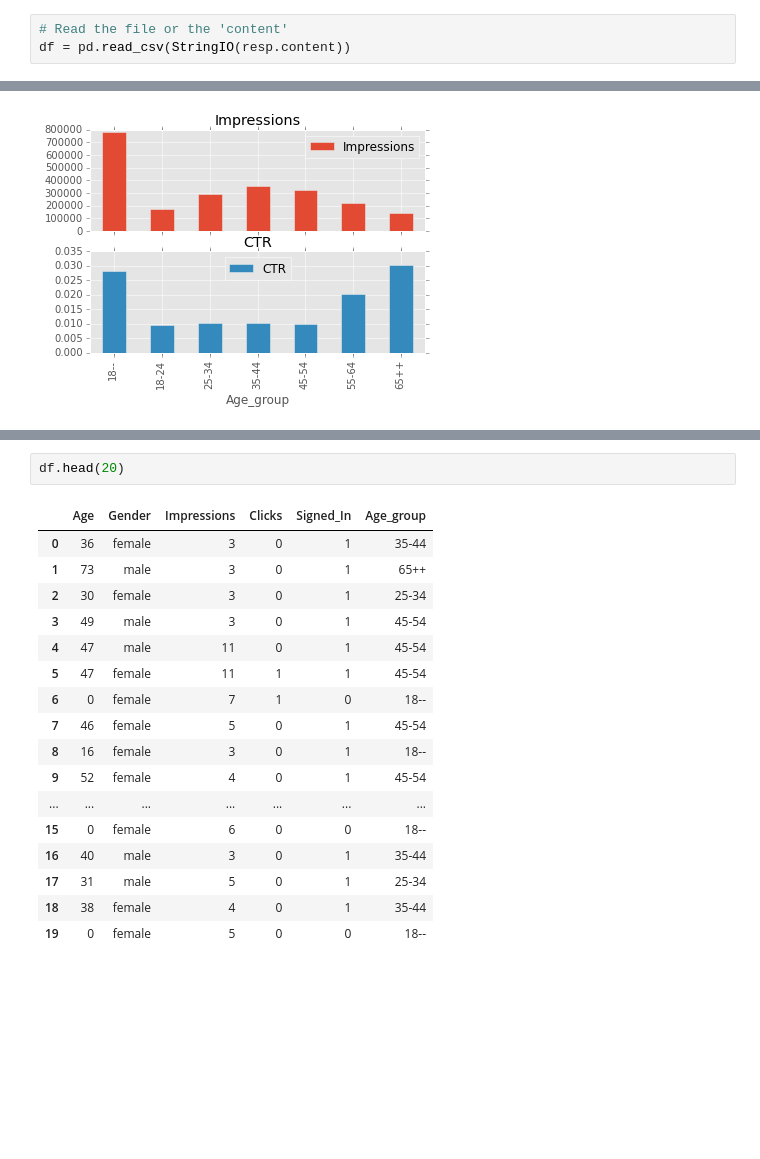
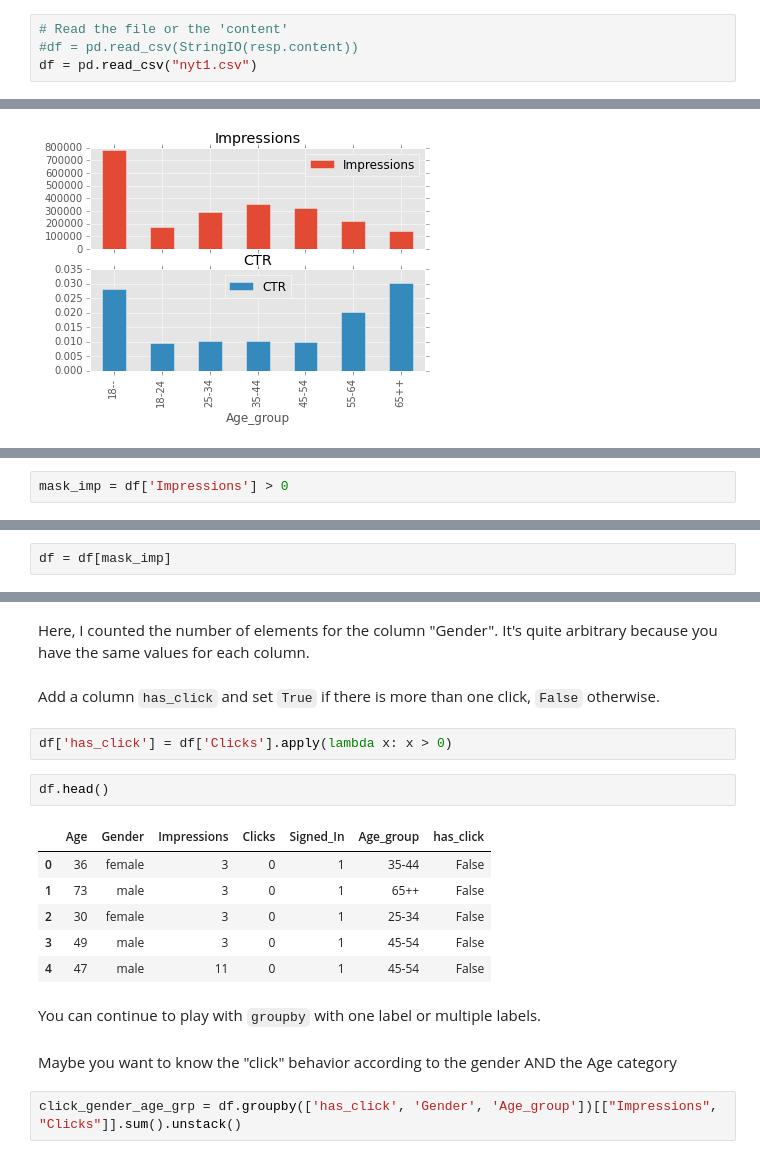
Before and after one commit to garaud/doing_pydata_science, a Jupyter notebook: chapter2-eda.ipynb, the cells around one changed output, grey strips where cells are left out. Saved outputs shown, nothing was run; the diff lists cells and outputs as text; blank space fills up the shorter version.

Commit message:
Update chapter 2 EDA: groupby gender, age and click behavior

```diff
--- a/chapter2-eda.ipynb
+++ b/chapter2-eda.ipynb
@@ -57,7 +59,8 @@ plt.style.use("ggplot")
 # pd.options.display.mpl_style = "default"
 # %%
 # Read the file or the 'content'
-df = pd.read_csv(StringIO(resp.content))
+#df = pd.read_csv(StringIO(resp.content))
+df = pd.read_csv("nyt1.csv")
 # %%
 df.head()
 # %% [output]
@@ -226,0 +243,2 @@ df_age_group
+# %%
+mask_imp = df['Impressions'] > 0
@@ -226,0 +249,2 @@ df_age_group
+# %%
+df = df[mask_imp]
@@ -227,20 +283,21 @@ df_age_group
+# %% [markdown]
+Here, I counted the number of elements for the column "Gender". It's quite arbitrary because you have the same values for each column.
+# %% [markdown]
+Add a column `has_click` and set `True` if there is more than one click, `False` otherwise.
+# %%
+df['has_click'] = df['Clicks'].apply(lambda x: x > 0)
 # %%
-df.head(20)
+df.head()
 # %% [output]
-|  | Age | Gender | Impressions | Clicks | Signed_In | Age_group |
-| 0 | 36 | female | 3 | 0 | 1 | 35-44 |
-| 1 | 73 | male | 3 | 0 | 1 | 65++ |
-| 2 | 30 | female | 3 | 0 | 1 | 25-34 |
-| 3 | 49 | male | 3 | 0 | 1 | 45-54 |
-| 4 | 47 | male | 11 | 0 | 1 | 45-54 |
-| 5 | 47 | female | 11 | 1 | 1 | 45-54 |
-| 6 | 0 | female | 7 | 1 | 0 | 18-- |
-| 7 | 46 | female | 5 | 0 | 1 | 45-54 |
-| 8 | 16 | female | 3 | 0 | 1 | 18-- |
-| 9 | 52 | female | 4 | 0 | 1 | 45-54 |
-| ... | ... | ... | ... | ... | ... | ... |
-| 15 | 0 | female | 6 | 0 | 0 | 18-- |
-| 16 | 40 | male | 3 | 0 | 1 | 35-44 |
-| 17 | 31 | male | 5 | 0 | 1 | 25-34 |
-| 18 | 38 | female | 4 | 0 | 1 | 35-44 |
-| 19 | 0 | female | 5 | 0 | 0 | 18-- |
+|  | Age | Gender | Impressions | Clicks | Signed_In | Age_group | has_click |
+| 0 | 36 | female | 3 | 0 | 1 | 35-44 | False |
+| 1 | 73 | male | 3 | 0 | 1 | 65++ | False |
+| 2 | 30 | female | 3 | 0 | 1 | 25-34 | False |
+| 3 | 49 | male | 3 | 0 | 1 | 45-54 | False |
+| 4 | 47 | male | 11 | 0 | 1 | 45-54 | False |
+# %% [markdown]
+You can continue to play with `groupby` with one label or multiple labels.
+# %% [markdown]
+Maybe you want to know the "click" behavior according to the gender AND the Age category
+# %%
+click_gender_age_grp = df.groupby(['has_click', 'Gender', 'Age_group'])[["Impressions", "Clicks"]].sum().unstack()
```
Also changed, not shown: parts of 35 cells of this notebook.
